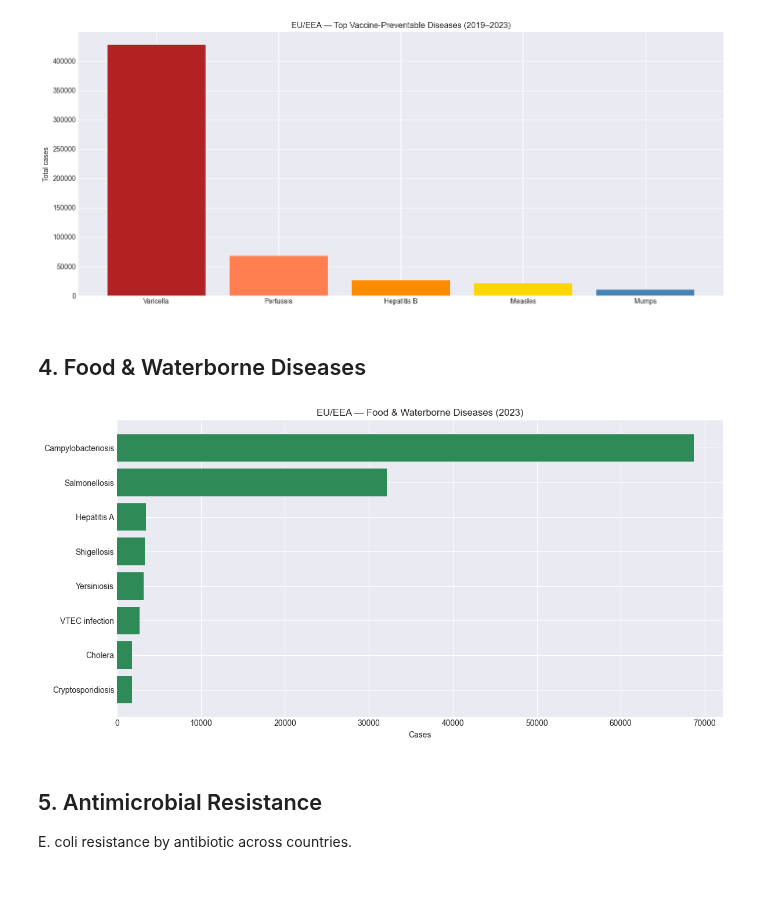
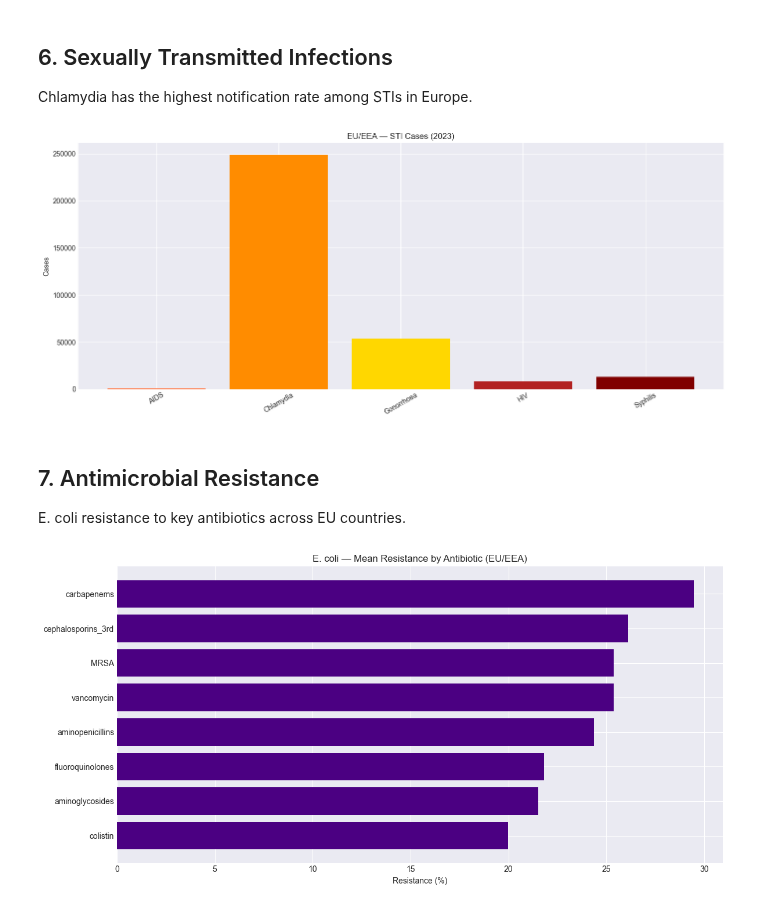
Before and after one commit to fccoelho/epidemiological-datasets, a Jupyter notebook: docs/examples/31_ECDC_Atlas_Surveillance.ipynb, the cells around one changed output. Drawn from its saved outputs; the diff is of its cells as text; code cells hidden in the pictures.

Commit message:
docs: expand ECDC Atlas notebook with 7 sections
Covers disease catalogue, vaccine-preventable trends, food/waterborne,
STIs, AMR resistance, and cross-disease summary.

```diff
--- a/docs/examples/31_ECDC_Atlas_Surveillance.ipynb
+++ b/docs/examples/31_ECDC_Atlas_Surveillance.ipynb
@@ -50,30 +146,33 @@ Measles and pertussis across the EU.
+# %% [markdown]
+## 6. Sexually Transmitted Infections
+
+Chlamydia has the highest notification rate among STIs in Europe.
 # %%
-vacc = atlas.get_disease_by_category('vaccine_preventable', years=range(2019, 2024))
-summary = vacc.groupby('disease', as_index=False)['cases'].sum()
-top = summary.nlargest(5, 'cases')
+sti = atlas.get_disease_by_category('sti', years=[2023])
+sti_sum = sti.groupby('disease', as_index=False)['cases'].sum()
+
 fig, ax = plt.subplots()
-ax.bar(top['disease'], top['cases'], color=['firebrick','coral','darkorange','gold','steelblue'])
-ax.set_title('EU/EEA — Top Vaccine-Preventable Diseases (2019–2023)')
-ax.set_ylabel('Total cases')
+ax.bar(sti_sum['disease'], sti_sum['cases'], color=['coral', 'darkorange', 'gold', 'firebrick', 'maroon'])
+ax.set_title('EU/EEA — STI Cases (2023)')
+ax.set_ylabel('Cases')
+plt.xticks(rotation=30)
 plt.tight_layout()
 plt.show()
 # %% [output]
-[figure, old version]
+[figure, new version]
-# %% [markdown]
-## 4. Food & Waterborne Diseases
+# %% [markdown]
+## 7. Antimicrobial Resistance
+
+E. coli resistance to key antibiotics across EU countries.
 # %%
-food = atlas.get_disease_by_category('food_waterborne', years=[2023])
-food_sum = food.groupby('disease', as_index=False)['cases'].sum()
+amr = atlas.get_amr_data(pathogen='E. coli')
+amr_abx = amr.groupby('antibiotic', as_index=False)['resistance_pct'].mean().sort_values('resistance_pct')
+
 fig, ax = plt.subplots(figsize=(12, 6))
-top = food_sum.nlargest(8, 'cases')
-ax.barh(top['disease'][::-1], top['cases'][::-1], color='seagreen')
-ax.set_title('EU/EEA — Food & Waterborne Diseases (2023)')
-ax.set_xlabel('Cases')
+ax.barh(amr_abx['antibiotic'], amr_abx['resistance_pct'], color='indigo')
+ax.set_title('E. coli — Mean Resistance by Antibiotic (EU/EEA)')
+ax.set_xlabel('Resistance (%)')
 plt.tight_layout()
 plt.show()
 # %% [output]
-[figure, old version]
+[figure, new version]
-# %% [markdown]
-## 5. Antimicrobial Resistance
-
-E. coli resistance by antibiotic across countries.
```
Also changed, not shown: parts of 18 cells of this notebook.
